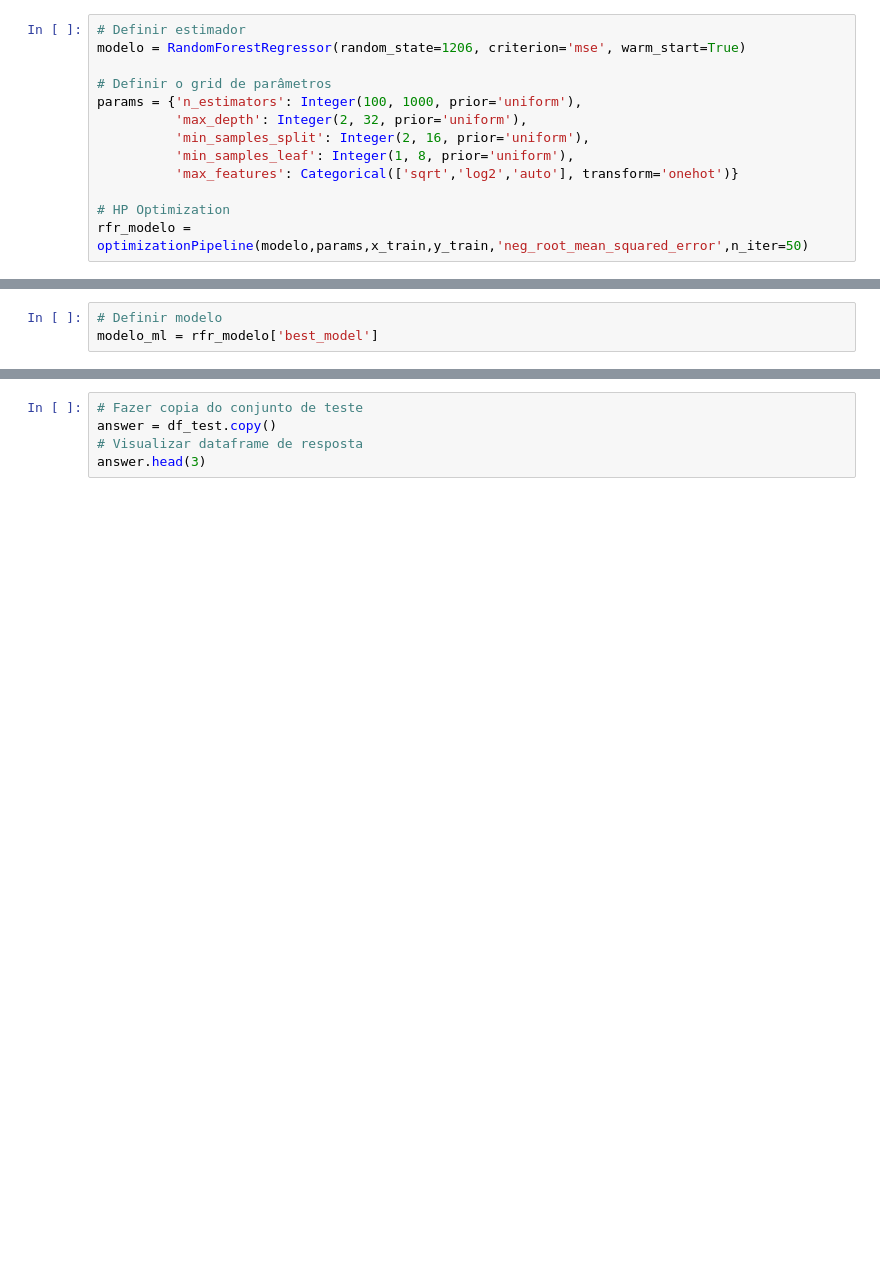
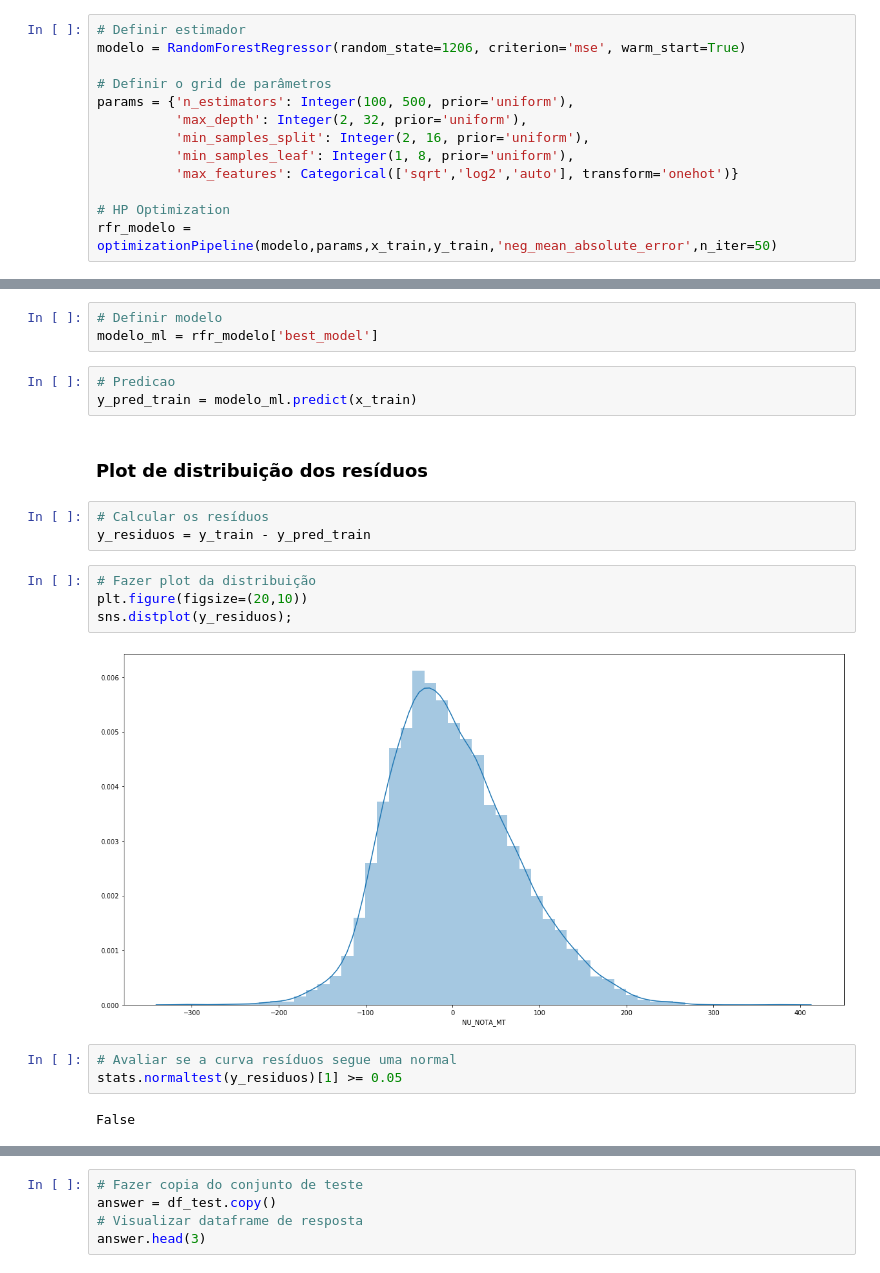
Before and after one commit to KaikeWesleyReis/codenation-aceleradev-datascience, a Jupyter notebook: semana_8/codigo_nota_enem2016.ipynb, the cells around one changed output, grey strips where cells are left out. Cells and saved outputs as stored; diff of their text form; blank space fills up the shorter version.

```diff
--- a/semana_8/codigo_nota_enem2016.ipynb
+++ b/semana_8/codigo_nota_enem2016.ipynb
@@ -456,14 +457,14 @@ def optimizationPipeline(estimator,params,x_train,y_train,metric_eval,n_iter=Non
 modelo = RandomForestRegressor(random_state=1206, criterion='mse', warm_start=True)
 
 # Definir o grid de parâmetros
-params = {'n_estimators': Integer(100, 1000, prior='uniform'),
+params = {'n_estimators': Integer(100, 500, prior='uniform'),
           'max_depth': Integer(2, 32, prior='uniform'),
           'min_samples_split': Integer(2, 16, prior='uniform'),
           'min_samples_leaf': Integer(1, 8, prior='uniform'),
           'max_features': Categorical(['sqrt','log2','auto'], transform='onehot')}
 
 # HP Optimization
-rfr_modelo = optimizationPipeline(modelo,params,x_train,y_train,'neg_root_mean_squared_error',n_iter=50)
+rfr_modelo = optimizationPipeline(modelo,params,x_train,y_train,'neg_mean_absolute_error',n_iter=50)
 # %% [output]
 ##############################################################
 Model: RandomForestRegressor
@@ -536,3 +518,22 @@ Usando Bayes Optimization para o conjunto de treinamento foram avalidas o R2 Sco
 # %%
 # Definir modelo
 modelo_ml = rfr_modelo['best_model']
+# %%
+# Predicao
+y_pred_train = modelo_ml.predict(x_train)
+# %% [markdown]
+### Plot de distribuição dos resíduos
+# %%
+# Calcular os resíduos
+y_residuos = y_train - y_pred_train
+# %%
+# Fazer plot da distribuição
+plt.figure(figsize=(20,10))
+sns.distplot(y_residuos);
+# %% [output]
+[figure, added]
+# %%
+# Avaliar se a curva resíduos segue uma normal
+stats.normaltest(y_residuos)[1] >= 0.05
+# %% [output]
+False
```
Also changed, not shown: parts of 10 cells of this notebook, 1 other file.
